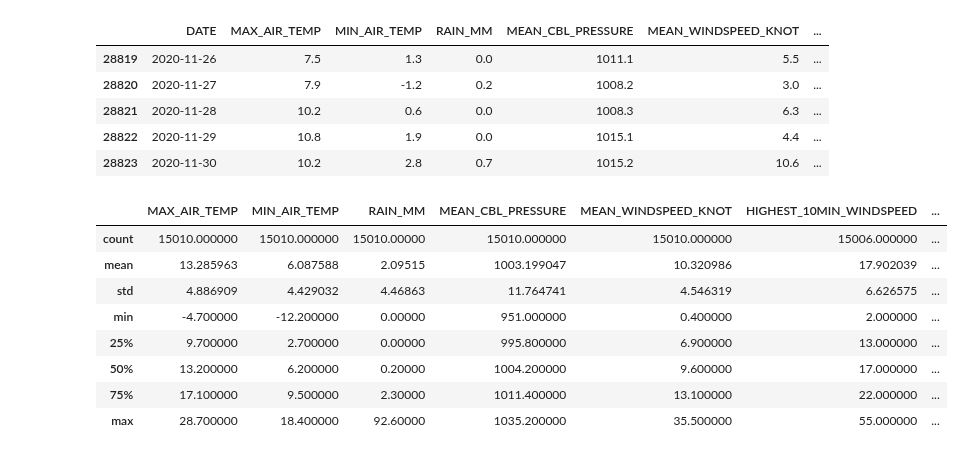
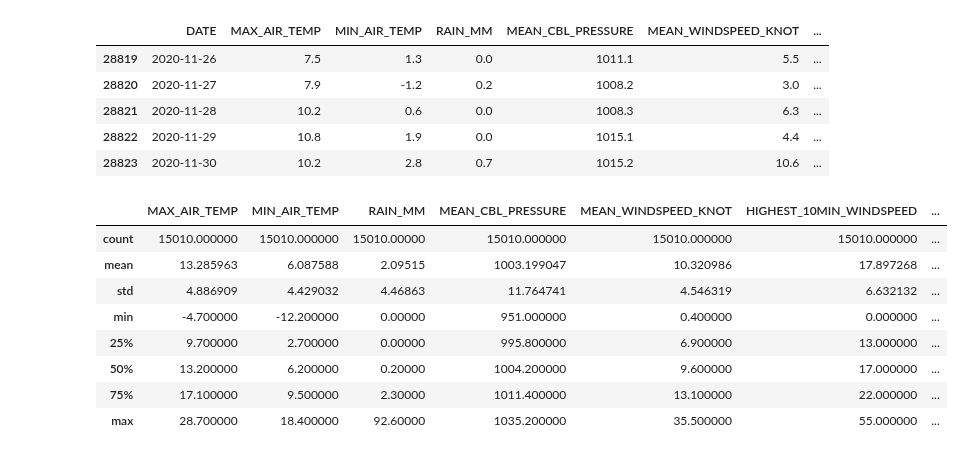
Before and after one commit to siddhesh21/Dublin-Rainfall-Analysis-Predictions, a Jupyter notebook: final_assignment/ML_final_assignment.ipynb, the cells around one changed output. Drawn from its saved outputs; the diff is of its cells as text; code cells hidden in the pictures.

```diff
--- a/final_assignment/ML_final_assignment.ipynb
+++ b/final_assignment/ML_final_assignment.ipynb
@@ -243,15 +203,16 @@ read_data.tail(5)
 | 28821 | 2020-11-28 | 10.2 | 0.6 | 0.0 | 1008.3 | 6.3 | ... |
 | 28822 | 2020-11-29 | 10.8 | 1.9 | 0.0 | 1015.1 | 4.4 | ... |
 | 28823 | 2020-11-30 | 10.2 | 2.8 | 0.7 | 1015.2 | 10.6 | ... |
-# %%
-read_data.describe()
-# %% [output]
-|  | MAX_AIR_TEMP | MIN_AIR_TEMP | RAIN_MM | MEAN_CBL_PRESSURE | MEAN_WINDSPEED_KNOT | HIGHEST_10MIN_WINDSPEED | ... |
-| count | 15010.000000 | 15010.000000 | 15010.00000 | 15010.000000 | 15010.000000 | 15006.000000 | ... |
-| mean | 13.285963 | 6.087588 | 2.09515 | 1003.199047 | 10.320986 | 17.902039 | ... |
-| std | 4.886909 | 4.429032 | 4.46863 | 11.764741 | 4.546319 | 6.626575 | ... |
-| min | -4.700000 | -12.200000 | 0.00000 | 951.000000 | 0.400000 | 2.000000 | ... |
-| 25% | 9.700000 | 2.700000 | 0.00000 | 995.800000 | 6.900000 | 13.000000 | ... |
-| 50% | 13.200000 | 6.200000 | 0.20000 | 1004.200000 | 9.600000 | 17.000000 | ... |
-| 75% | 17.100000 | 9.500000 | 2.30000 | 1011.400000 | 13.100000 | 22.000000 | ... |
-| max | 28.700000 | 18.400000 | 92.60000 | 1035.200000 | 35.500000 | 55.000000 | ... |
+# %%
+read_data = read_data.fillna(float(0))
+read_data.describe()
+# %% [output]
+|  | MAX_AIR_TEMP | MIN_AIR_TEMP | RAIN_MM | MEAN_CBL_PRESSURE | MEAN_WINDSPEED_KNOT | HIGHEST_10MIN_WINDSPEED | ... |
+| count | 15010.000000 | 15010.000000 | 15010.00000 | 15010.000000 | 15010.000000 | 15010.000000 | ... |
+| mean | 13.285963 | 6.087588 | 2.09515 | 1003.199047 | 10.320986 | 17.897268 | ... |
+| std | 4.886909 | 4.429032 | 4.46863 | 11.764741 | 4.546319 | 6.632132 | ... |
+| min | -4.700000 | -12.200000 | 0.00000 | 951.000000 | 0.400000 | 0.000000 | ... |
+| 25% | 9.700000 | 2.700000 | 0.00000 | 995.800000 | 6.900000 | 13.000000 | ... |
+| 50% | 13.200000 | 6.200000 | 0.20000 | 1004.200000 | 9.600000 | 17.000000 | ... |
+| 75% | 17.100000 | 9.500000 | 2.30000 | 1011.400000 | 13.100000 | 22.000000 | ... |
+| max | 28.700000 | 18.400000 | 92.60000 | 1035.200000 | 35.500000 | 55.000000 | ... |
```
Also changed, not shown: parts of 6 cells of this notebook, 1 other file.
